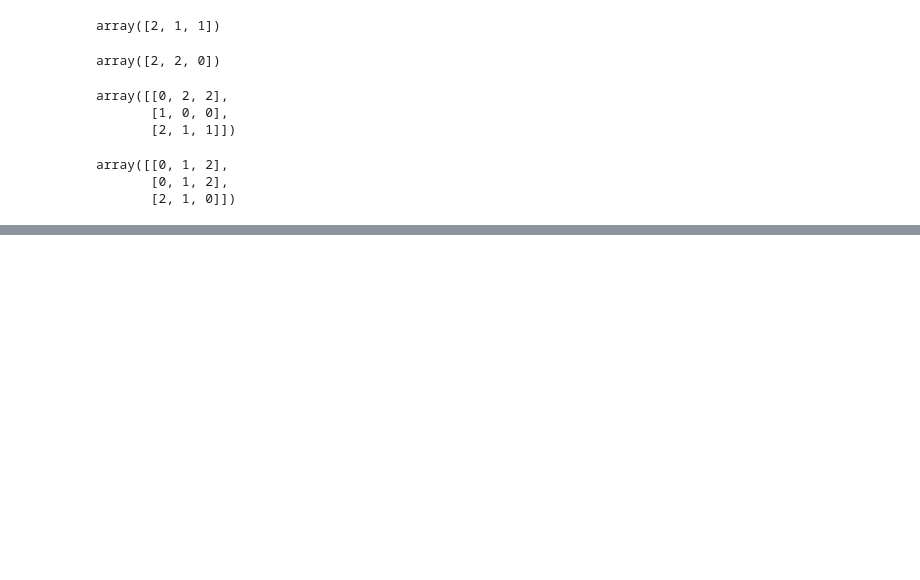
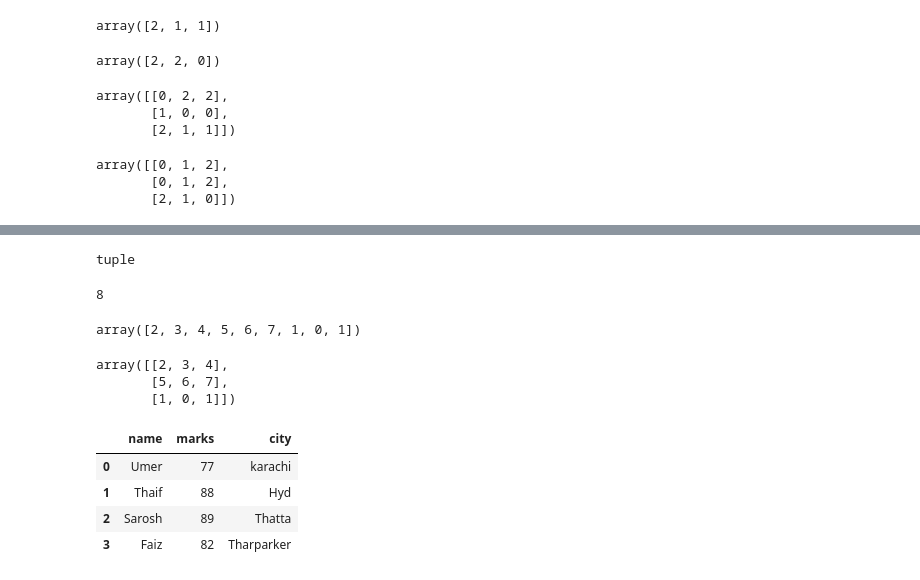
Before and after one commit to umermaher/DSA-Labs, a Jupyter notebook: Mid_Exam.ipynb, the cells around one changed output, grey strips where cells are left out. Saved outputs shown, nothing was run; the diff lists cells and outputs as text; code cells hidden in the pictures; blank space fills up the shorter version.

```diff
--- a/Mid_Exam.ipynb
+++ b/Mid_Exam.ipynb
@@ -253,0 +272,21 @@ array([[0, 1, 2],
+# %%
+type(np.where(ar>5))
+# %% [output]
+tuple
+# %%
+np.count_nonzero(ar)
+# %% [output]
+8
+# %%
+#ar = np.delete(ar, [0,0])
+ar = np.append(ar, 1)
+ar
+# %% [output]
+array([2, 3, 4, 5, 6, 7, 1, 0, 1])
+# %%
+ar = ar.reshape(3,3)
+ar
+# %% [output]
+array([[2, 3, 4],
+       [5, 6, 7],
+       [1, 0, 1]])
@@ -253,0 +295,14 @@ array([[0, 1, 2],
+# %%
+dict1 = {
+    "name":["Umer","Thaif","Sarosh","Faiz"],
+    "marks": [77,88,89,82],
+    "city":["karachi","Hyd","Thatta","Tharparker"]
+}
+df = pd.DataFrame(dict1)
+df
+# %% [output]
+|  | name | marks | city |
+| 0 | Umer | 77 | karachi |
+| 1 | Thaif | 88 | Hyd |
+| 2 | Sarosh | 89 | Thatta |
+| 3 | Faiz | 82 | Tharparker |
```
Also changed, not shown: parts of 14 cells of this notebook.
